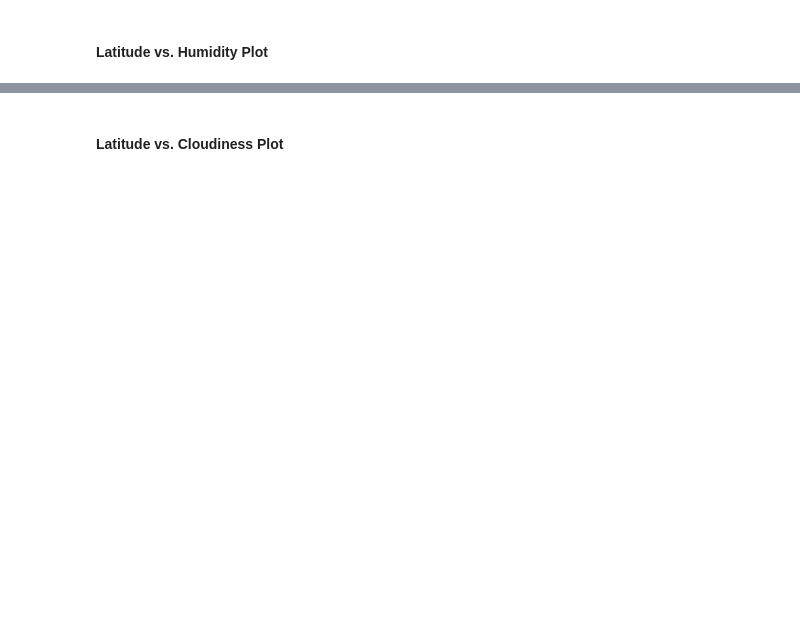
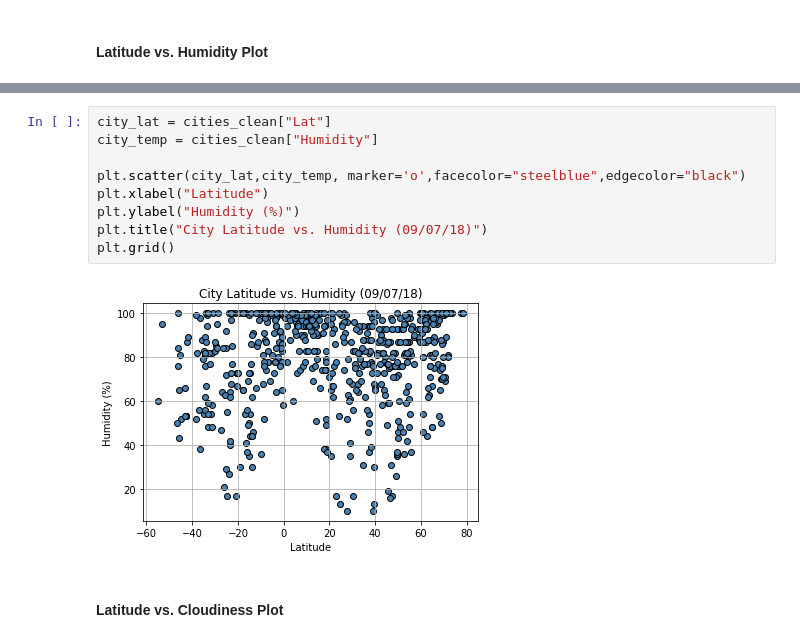
Before and after one commit to yuhsul1/API-Homework, a Jupyter notebook: Instructions/starter_code/WeatherPy.ipynb, the cells around one changed output, grey strips where cells are left out. Saved outputs shown, nothing was run; the diff lists cells and outputs as text; blank space fills up the shorter version.

```diff
--- a/Instructions/starter_code/WeatherPy.ipynb
+++ b/Instructions/starter_code/WeatherPy.ipynb
@@ -195,2 +203,13 @@ dtype: int64
+# %%
+city_lat = cities_clean["Lat"]
+city_temp = cities_clean["Humidity"]
+
+plt.scatter(city_lat,city_temp, marker='o',facecolor="steelblue",edgecolor="black")
+plt.xlabel("Latitude")
+plt.ylabel("Humidity (%)")
+plt.title("City Latitude vs. Humidity (09/07/18)")
+plt.grid()
+# %% [output]
+[figure, added]
 # %% [markdown]
 #### Latitude vs. Cloudiness Plot
```
Also changed, not shown: parts of 15 cells of this notebook, 1 other file.
